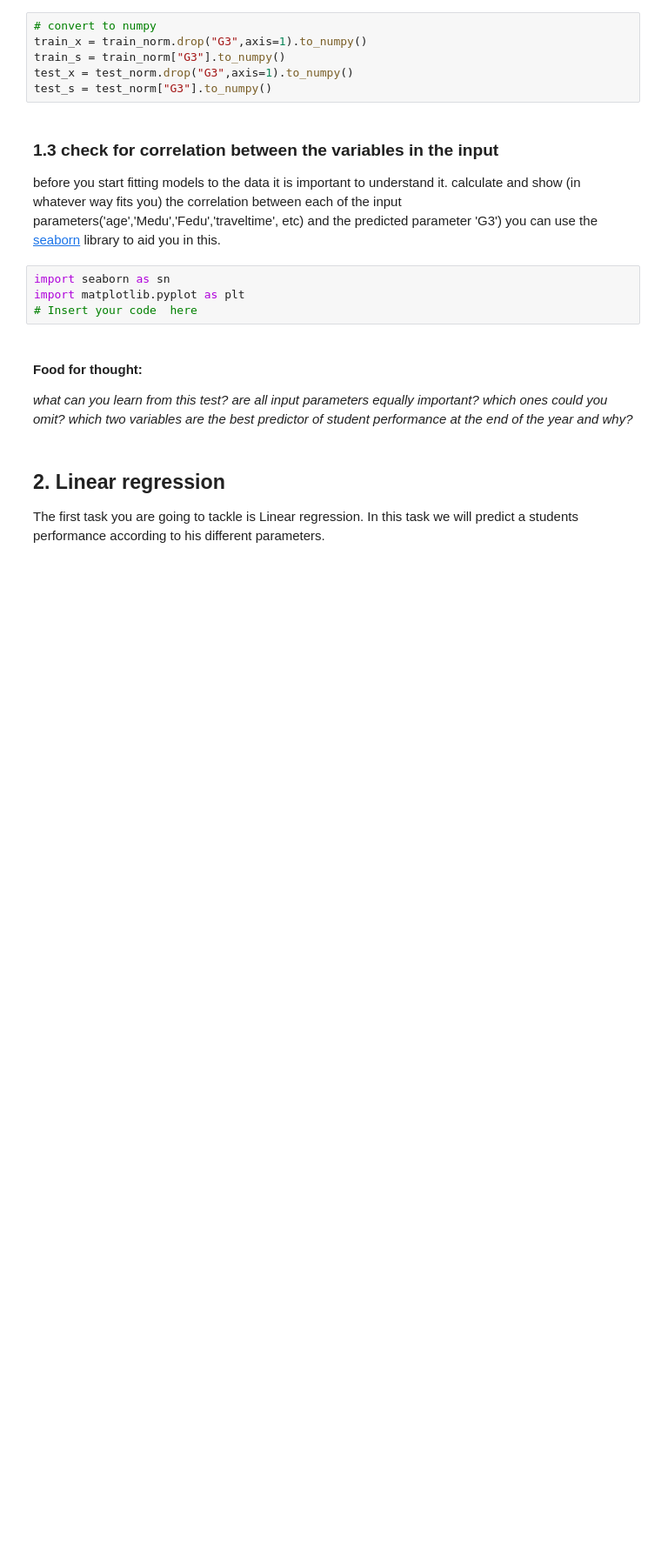
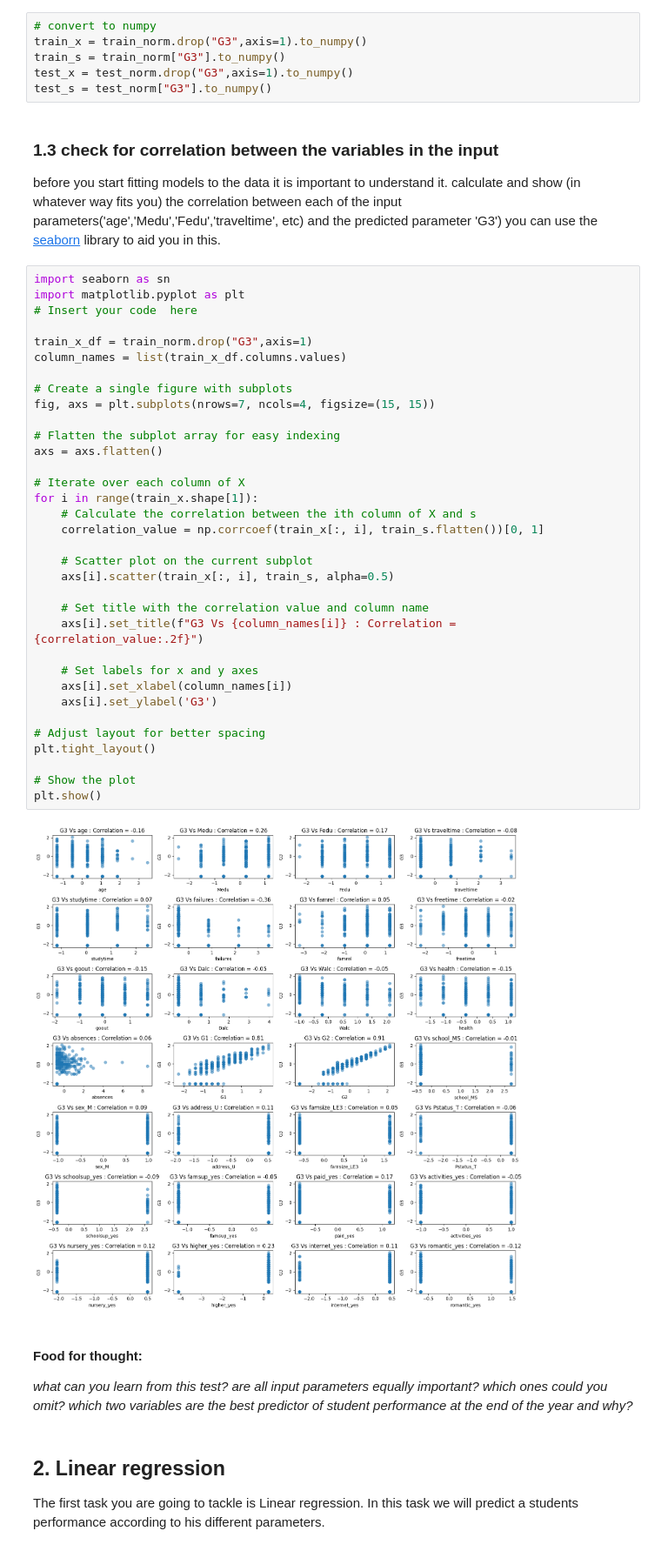
Before and after one commit to yanirMaymon/ML2024, a Jupyter notebook: Ass1/ML_DL_Assignment1.ipynb, the cells around one changed output. Shown: that part at 87% size. Drawn from its saved outputs; the diff is of its cells as text; blank space fills up the shorter version.

```diff
--- a/Ass1/ML_DL_Assignment1.ipynb
+++ b/Ass1/ML_DL_Assignment1.ipynb
@@ -140,10 +139,42 @@ test_s = test_norm["G3"].to_numpy()
 ### 1.3 check for correlation between the variables in the input
 before you start fitting models to the data it is important to understand it. calculate and show (in whatever way fits you) the correlation between each of the input parameters('age','Medu','Fedu','traveltime', etc) and the predicted parameter 'G3')
 you can use the [seaborn](https://seaborn.pydata.org/) library to aid you in this.
-# %%
-import seaborn as sn
-import matplotlib.pyplot as plt
-# Insert your code  here
+# %%
+import seaborn as sn
+import matplotlib.pyplot as plt
+# Insert your code  here
+
+train_x_df = train_norm.drop("G3",axis=1)
+column_names = list(train_x_df.columns.values)
+
+# Create a single figure with subplots
+fig, axs = plt.subplots(nrows=7, ncols=4, figsize=(15, 15))
+
+# Flatten the subplot array for easy indexing
+axs = axs.flatten()
+
+# Iterate over each column of X
+for i in range(train_x.shape[1]):
+    # Calculate the correlation between the ith column of X and s
+    correlation_value = np.corrcoef(train_x[:, i], train_s.flatten())[0, 1]
+
+    # Scatter plot on the current subplot
+    axs[i].scatter(train_x[:, i], train_s, alpha=0.5)
+
+    # Set title with the correlation value and column name
+    axs[i].set_title(f"G3 Vs {column_names[i]} : Correlation = {correlation_value:.2f}")
+
+    # Set labels for x and y axes
+    axs[i].set_xlabel(column_names[i])
+    axs[i].set_ylabel('G3')
+
+# Adjust layout for better spacing
+plt.tight_layout()
+
+# Show the plot
+plt.show()
+# %% [output]
+[figure, added]
 # %% [markdown]
 #### Food for thought:
 *what can you learn from this test? are all input* *parameters equally important? which ones could you omit? which two variables are the best predictor of student performance at the end of the year and why?*
```
Also changed, not shown: parts of 6 cells of this notebook.
